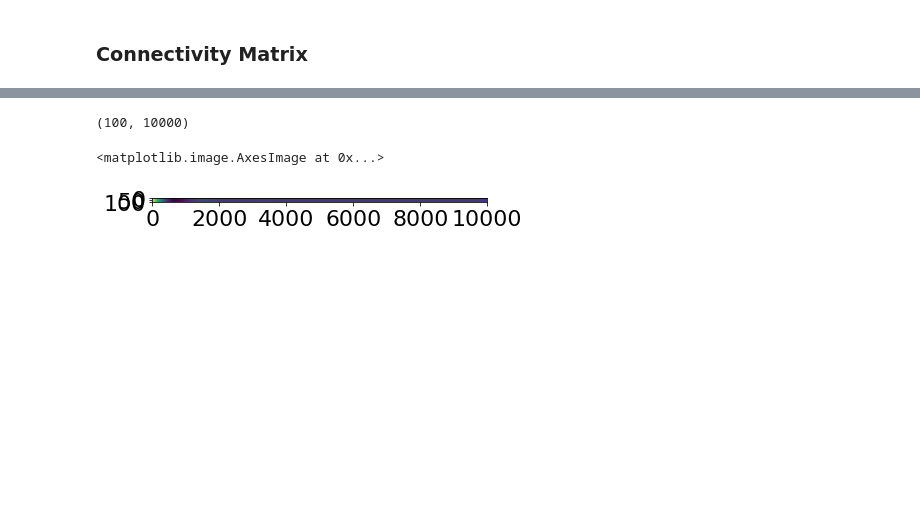
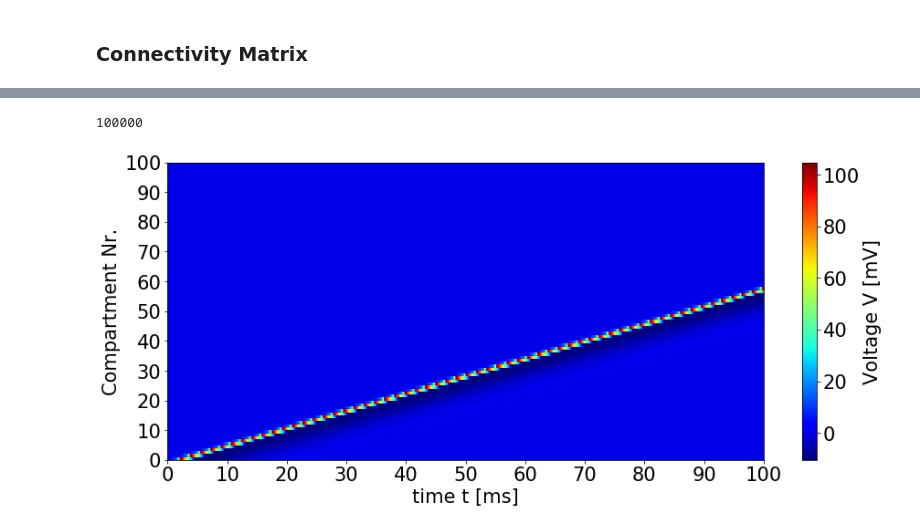
Before and after one commit to alTeska/Neuroprostetic, a Jupyter notebook: exercise_5/exercise5.ipynb, the cells around one changed output, grey strips where cells are left out. Drawn from its saved outputs; the diff is of its cells as text; code cells hidden in the pictures; blank space fills up the shorter version.

```diff
--- a/exercise_5/exercise5.ipynb
+++ b/exercise_5/exercise5.ipynb
@@ -194,20 +191,34 @@ def hh_model_exp_multi(num, temp, T, dt, I_stim):
-# %%
-T = 100
-dt = 0.01
-N = 100
-l = int(T/dt)
-
-I = np.zeros((N, l))
-I[:,10] = np.ones((N))
-print()
-
-V = hh_model_exp_multi(N, 6.3, T, dt, I)
-np.shape(V)
-# %% [output]
-(100, 10000)
-# %%
-plt.imshow(V)
-# %% [output]
-<matplotlib.image.AxesImage at 0x...>
-[figure, removed]
+# %%
+# T = 100
+# dt = 0.01
+dt = 10e-4
+num_comp = 100
+
+T = np.arange(0,100,dt)
+one_ms = int(1 / dt)
+inp = np.zeros((num_comp,len(T)))
+inp[0, 1:5*one_ms] = 10
+
+V = hh_model_exp_multi(num_comp, 6.3, T, dt, inp)
+# %% [output]
+100000
+# %%
+plt.figure(figsize=(15,6))
+plt.imshow(V,
+           aspect=.5,
+           cmap = 'jet',
+           extent=[0, 100, 0, 100],
+           origin='lower',
+
+
+         )
+cbar = plt.colorbar()
+plt.yticks(np.arange(0,101,10))
+plt.xticks(np.arange(0,101,10))
+cbar.set_label('Voltage V [mV]')
+plt.xlabel('time t [ms]')
+plt.ylabel('Compartment Nr.')
+plt.savefig('report/1.png', dpi=200, bbox_inches='tight', transparent="True", pad_inches=0)
+# %% [output]
+[figure, added]
 # %%
```
Also changed, not shown: parts of 14 cells of this notebook, 4 other files.
